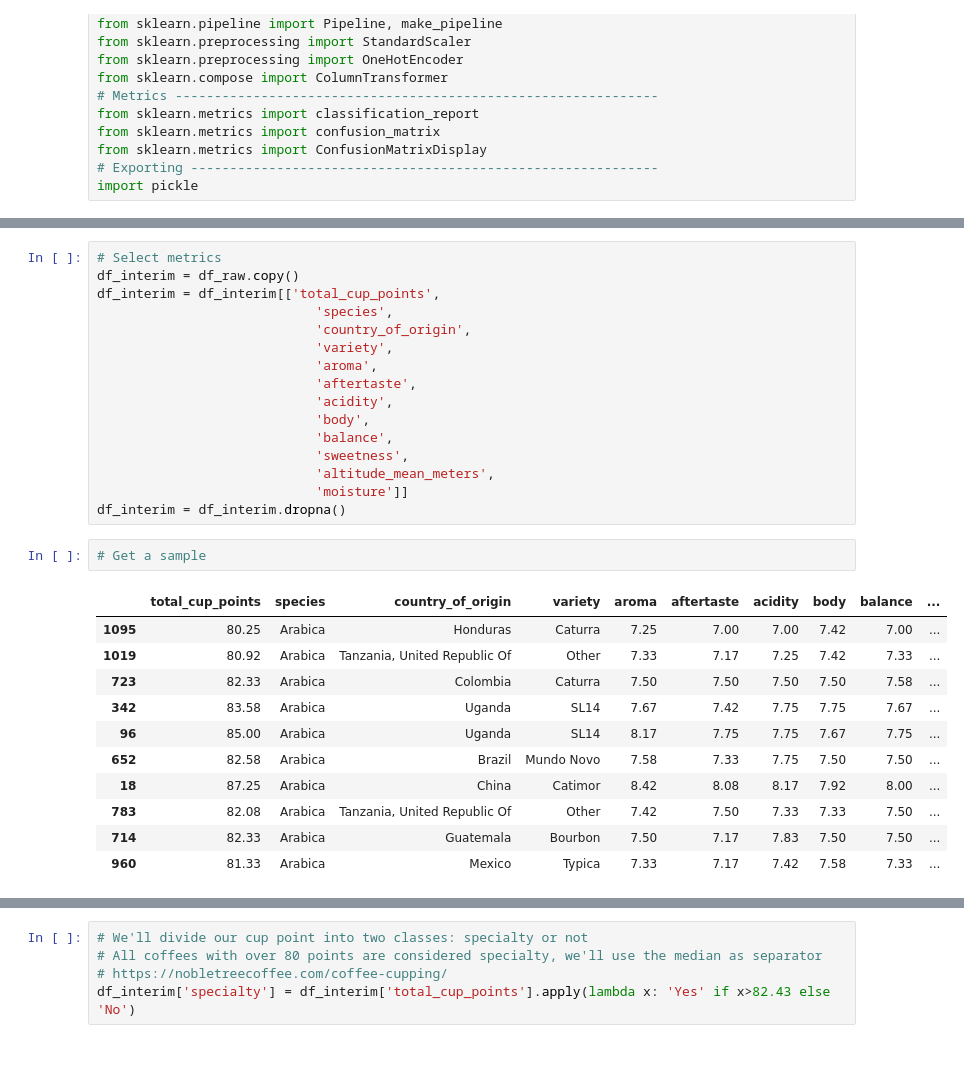
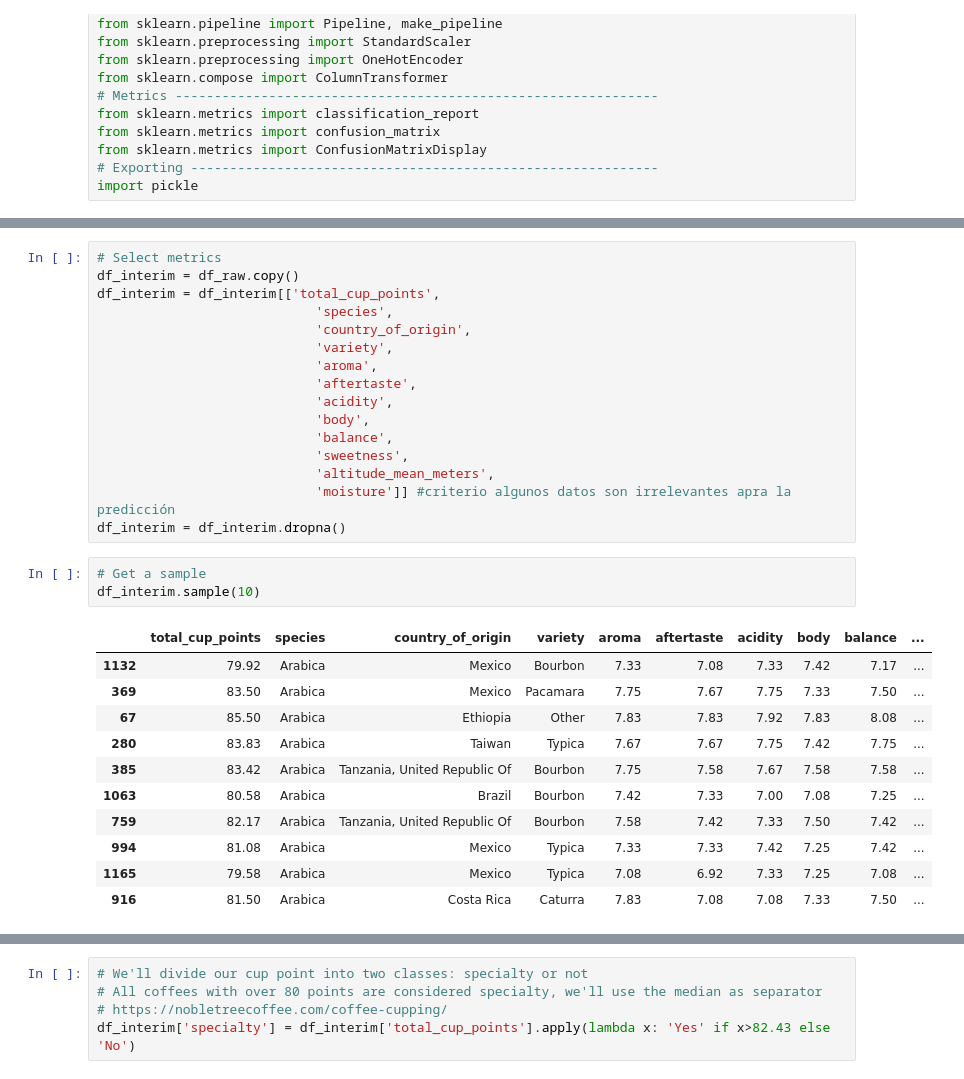
Before and after one commit to xalejandrow/4Geeks-Flask-Example, a Jupyter notebook: src/Coffee_Model_4GKS.ipynb, the cells around one changed output, grey strips where cells are left out. Drawn from its saved outputs; the diff is of its cells as text.

```diff
--- a/src/Coffee_Model_4GKS.ipynb
+++ b/src/Coffee_Model_4GKS.ipynb
@@ -82,21 +86,22 @@ df_interim = df_interim[['total_cup_points',
                             'balance',
                             'sweetness',
                             'altitude_mean_meters',
-                            'moisture']]
+                            'moisture']] #criterio algunos datos son irrelevantes apra la predicción
 df_interim = df_interim.dropna()
 # %%
 # Get a sample
+df_interim.sample(10)
 # %% [output]
 |  | total_cup_points | species | country_of_origin | variety | aroma | aftertaste | acidity | body | balance | ... |
-| 1095 | 80.25 | Arabica | Honduras | Caturra | 7.25 | 7.00 | 7.00 | 7.42 | 7.00 | ... |
-| 1019 | 80.92 | Arabica | Tanzania, United Republic Of | Other | 7.33 | 7.17 | 7.25 | 7.42 | 7.33 | ... |
-| 723 | 82.33 | Arabica | Colombia | Caturra | 7.50 | 7.50 | 7.50 | 7.50 | 7.58 | ... |
-| 342 | 83.58 | Arabica | Uganda | SL14 | 7.67 | 7.42 | 7.75 | 7.75 | 7.67 | ... |
-| 96 | 85.00 | Arabica | Uganda | SL14 | 8.17 | 7.75 | 7.75 | 7.67 | 7.75 | ... |
-| 652 | 82.58 | Arabica | Brazil | Mundo Novo | 7.58 | 7.33 | 7.75 | 7.50 | 7.50 | ... |
-| 18 | 87.25 | Arabica | China | Catimor | 8.42 | 8.08 | 8.17 | 7.92 | 8.00 | ... |
-| 783 | 82.08 | Arabica | Tanzania, United Republic Of | Other | 7.42 | 7.50 | 7.33 | 7.33 | 7.50 | ... |
-| 714 | 82.33 | Arabica | Guatemala | Bourbon | 7.50 | 7.17 | 7.83 | 7.50 | 7.50 | ... |
-| 960 | 81.33 | Arabica | Mexico | Typica | 7.33 | 7.17 | 7.42 | 7.58 | 7.33 | ... |
+| 1132 | 79.92 | Arabica | Mexico | Bourbon | 7.33 | 7.08 | 7.33 | 7.42 | 7.17 | ... |
+| 369 | 83.50 | Arabica | Mexico | Pacamara | 7.75 | 7.67 | 7.75 | 7.33 | 7.50 | ... |
+| 67 | 85.50 | Arabica | Ethiopia | Other | 7.83 | 7.83 | 7.92 | 7.83 | 8.08 | ... |
+| 280 | 83.83 | Arabica | Taiwan | Typica | 7.67 | 7.67 | 7.75 | 7.42 | 7.75 | ... |
+| 385 | 83.42 | Arabica | Tanzania, United Republic Of | Bourbon | 7.75 | 7.58 | 7.67 | 7.58 | 7.58 | ... |
+| 1063 | 80.58 | Arabica | Brazil | Bourbon | 7.42 | 7.33 | 7.00 | 7.08 | 7.25 | ... |
+| 759 | 82.17 | Arabica | Tanzania, United Republic Of | Bourbon | 7.58 | 7.42 | 7.33 | 7.50 | 7.42 | ... |
+| 994 | 81.08 | Arabica | Mexico | Typica | 7.33 | 7.33 | 7.42 | 7.25 | 7.42 | ... |
+| 1165 | 79.58 | Arabica | Mexico | Typica | 7.08 | 6.92 | 7.33 | 7.25 | 7.08 | ... |
+| 916 | 81.50 | Arabica | Costa Rica | Caturra | 7.83 | 7.08 | 7.08 | 7.33 | 7.50 | ... |
 # %%
 # Transform
```
Also changed, not shown: parts of 67 cells of this notebook, 6 other files.
